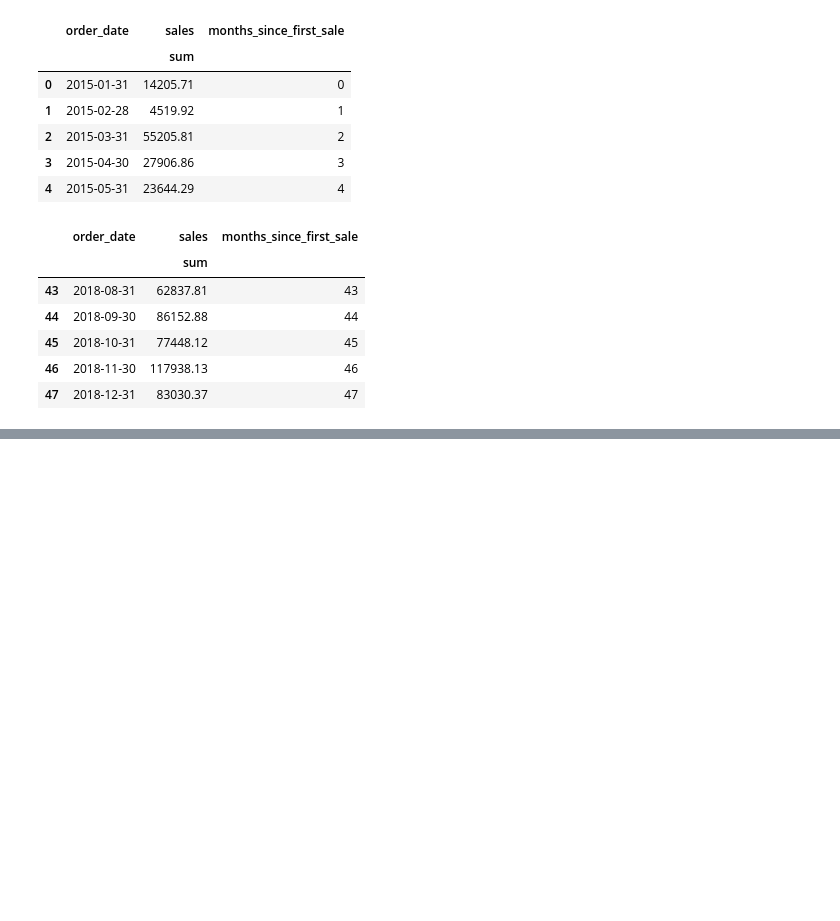
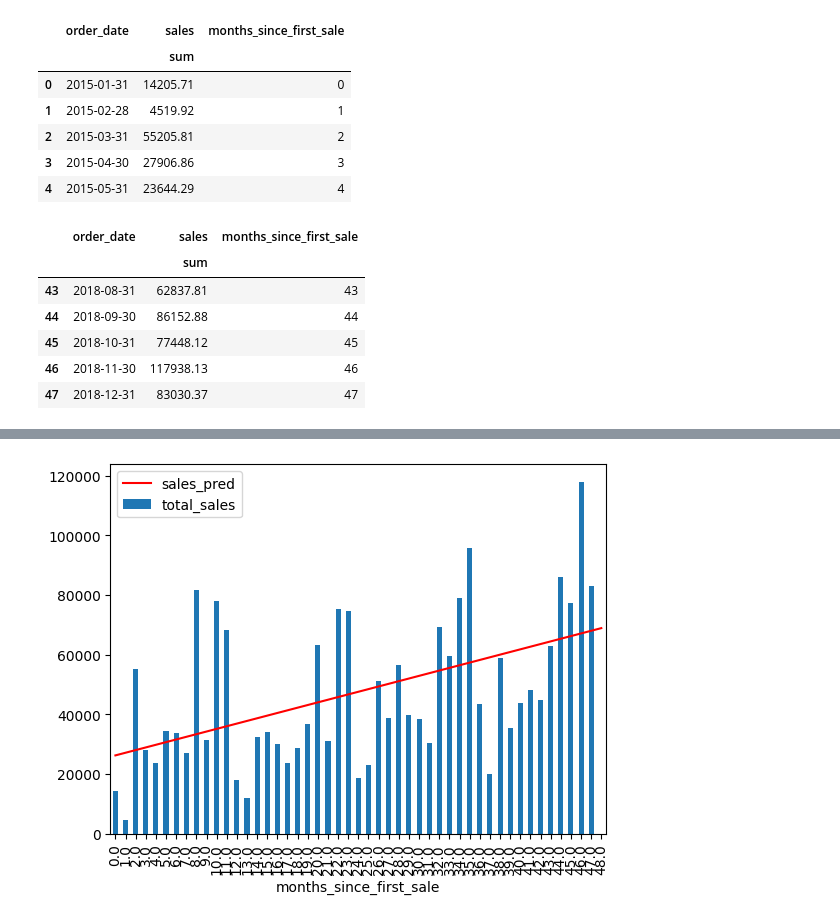
Before and after one commit to dlhaar/superstore, a Jupyter notebook: forecasting_sales.ipynb, the cells around one changed output, grey strips where cells are left out. Drawn from its saved outputs; the diff is of its cells as text; code cells hidden in the pictures; blank space fills up the shorter version.

```diff
--- a/forecasting_sales.ipynb
+++ b/forecasting_sales.ipynb
@@ -111,0 +114,15 @@ sales.sort_values(by='order_date').tail()
+# %%
+from sklearn.linear_model import LinearRegression
+
+X=sales[['months_since_first_sale']]
+y=sales['total_sales']
+
+lr = LinearRegression()
+lr.fit(X,y)
+
+coef = lr.coef_
+intercept = lr.intercept_
+# %%
+# y=mx+b
+
+predictions = sales[['months_since_first_sale', 'total_sales']]
@@ -111,0 +138,2 @@ sales.sort_values(by='order_date').tail()
+# %%
+predictions['sales_pred'] = (coef*sales['months_since_first_sale']+intercept).round(2)
@@ -111,0 +160,4 @@ sales.sort_values(by='order_date').tail()
+# %%
+new_val = (coef*48+intercept).round(2)
+list_row = [48, np.nan, new_val[0]]
+predictions.loc[len(predictions)]=list_row
@@ -111,0 +175,8 @@ sales.sort_values(by='order_date').tail()
+# %%
+ax = predictions.plot(x='months_since_first_sale', y='sales_pred', color='red')
+
+predictions.plot.bar(x='months_since_first_sale', y='total_sales', ax=ax)
+
+plt.show()
+# %% [output]
+[figure, added]
```
Also changed, not shown: parts of 6 cells of this notebook.
